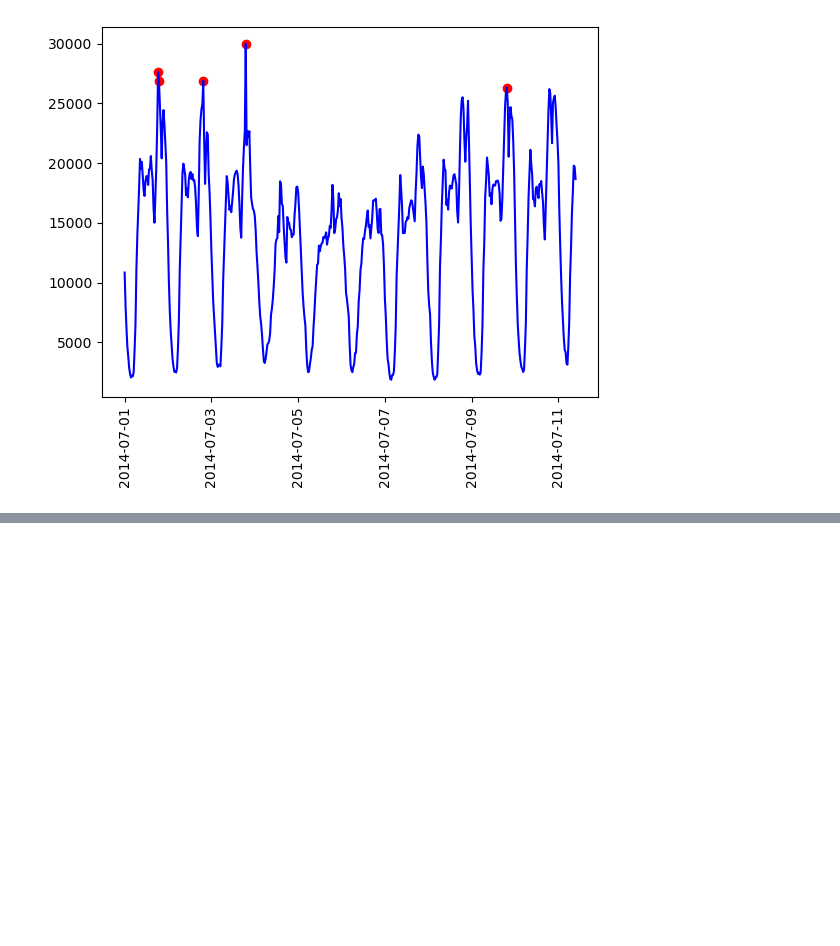
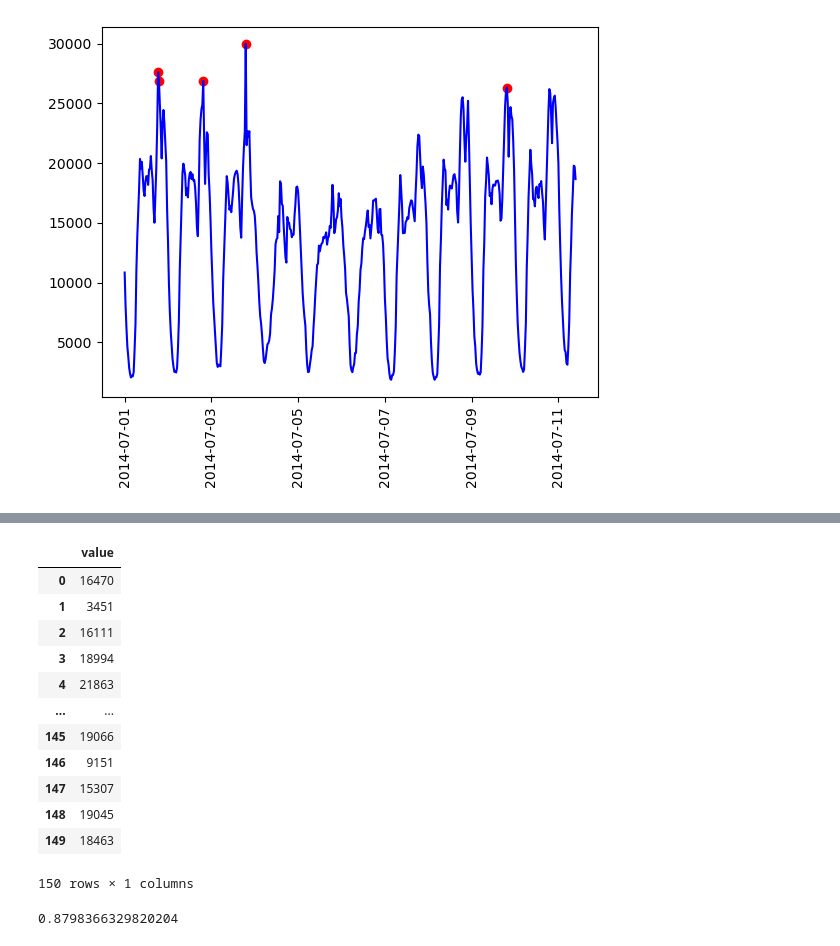
Before and after one commit to KyeongsupChoi/MLPractice, a Jupyter notebook: taxi-time-series-anomaly.ipynb, the cells around one changed output, grey strips where cells are left out. Drawn from its saved outputs; the diff is of its cells as text; code cells hidden in the pictures; blank space fills up the shorter version.

```diff
--- a/taxi-time-series-anomaly.ipynb
+++ b/taxi-time-series-anomaly.ipynb
@@ -65,0 +103,22 @@ X
+# %%
+pd.DataFrame(y_test.reset_index(drop=True))
+# %% [output]
+|  | value |
+| 0 | 16470 |
+| 1 | 3451 |
+| 2 | 16111 |
+| 3 | 18994 |
+| 4 | 21863 |
+| ... | ... |
+| 145 | 19066 |
+| 146 | 9151 |
+| 147 | 15307 |
+| 148 | 19045 |
+| 149 | 18463 |
+150 rows × 1 columns
+# %%
+
+mse = r2_score(predictions, y_test)
+mse
+# %% [output]
+0.8798366329820204
```
Also changed, not shown: parts of 6 cells of this notebook.
